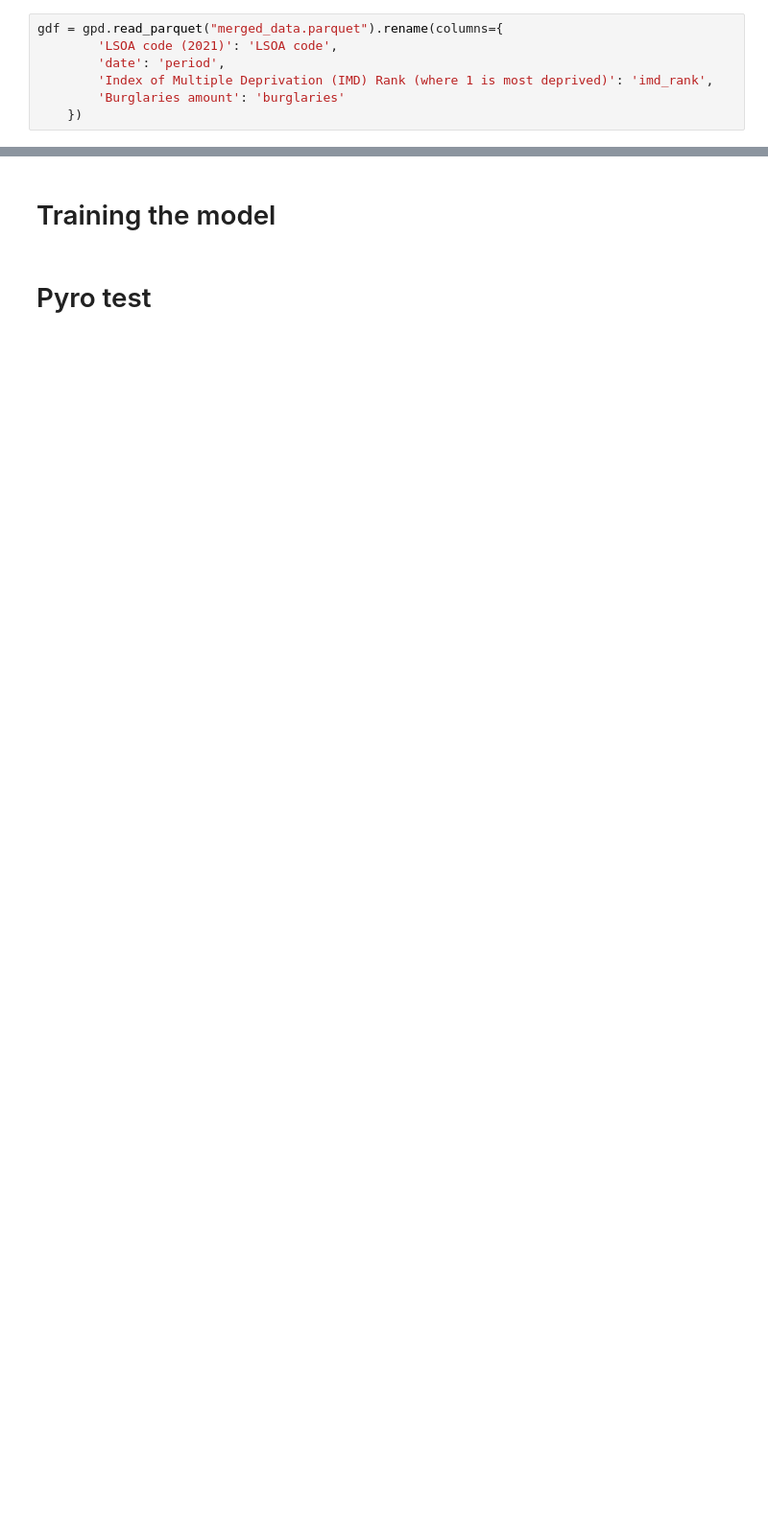
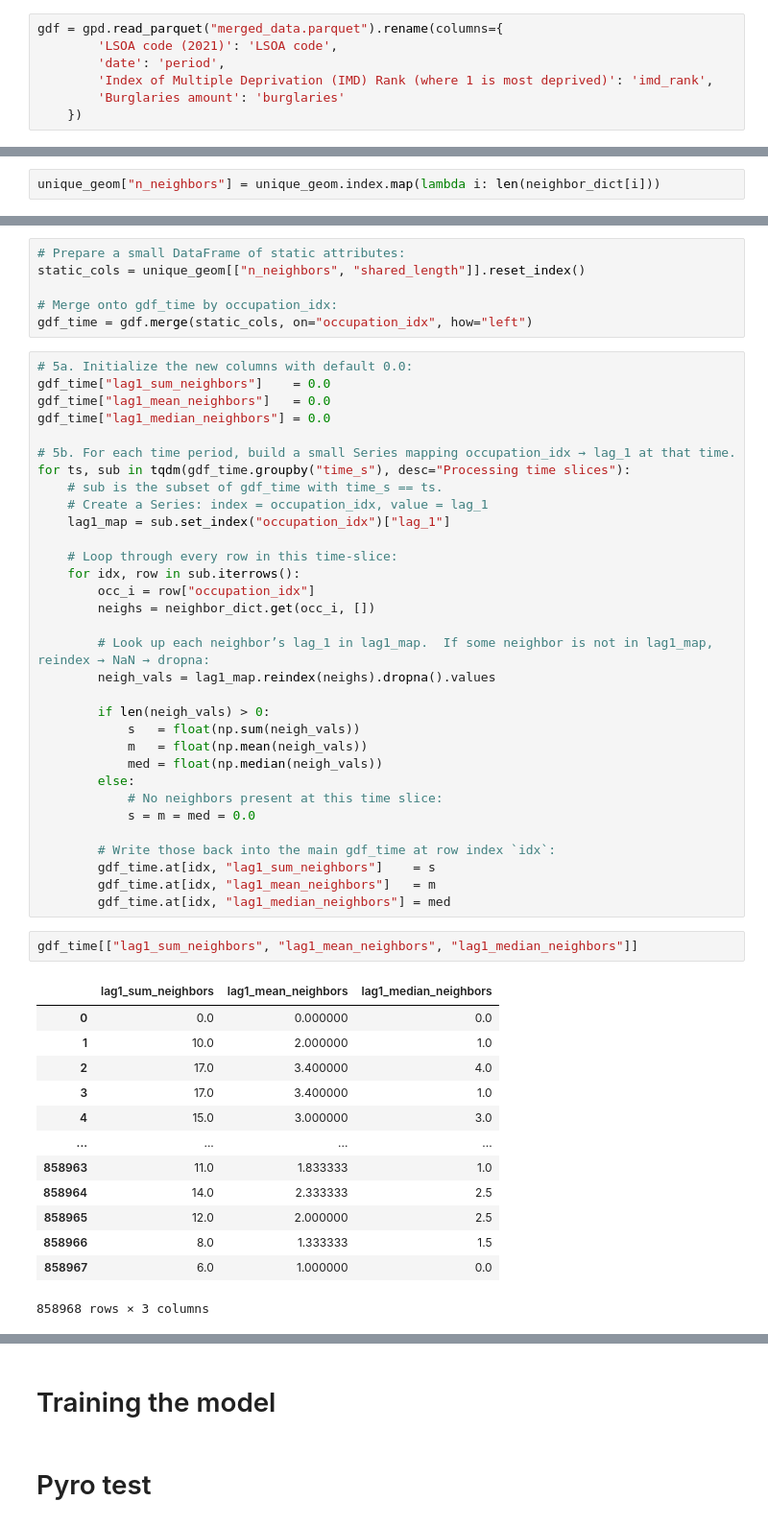
Before and after one commit to skyrimer/ARWCASP, a Jupyter notebook: test_model_no_spatial.ipynb, the cells around one changed output, grey strips where cells are left out. Shown at 96% size. Cells and saved outputs as stored; diff of their text form; blank space fills up the shorter version.

```diff
--- a/test_model_no_spatial.ipynb
+++ b/test_model_no_spatial.ipynb
@@ -169,0 +173,2 @@ W, D, idx_map = create_length_weighted_adjacency(gdf)
+# %%
+unique_geom["n_neighbors"] = unique_geom.index.map(lambda i: len(neighbor_dict[i]))
@@ -170 +186,55 @@ W, D, idx_map = create_length_weighted_adjacency(gdf)
+# %%
+# Prepare a small DataFrame of static attributes:
+static_cols = unique_geom[["n_neighbors", "shared_length"]].reset_index()
+
+# Merge onto gdf_time by occupation_idx:
+gdf_time = gdf.merge(static_cols, on="occupation_idx", how="left")
+# %%
+# 5a. Initialize the new columns with default 0.0:
+gdf_time["lag1_sum_neighbors"]    = 0.0
+gdf_time["lag1_mean_neighbors"]   = 0.0
+gdf_time["lag1_median_neighbors"] = 0.0
+
+# 5b. For each time period, build a small Series mapping occupation_idx → lag_1 at that time.
+for ts, sub in tqdm(gdf_time.groupby("time_s"), desc="Processing time slices"):
+    # sub is the subset of gdf_time with time_s == ts.
+    # Create a Series: index = occupation_idx, value = lag_1
+    lag1_map = sub.set_index("occupation_idx")["lag_1"]
+
+    # Loop through every row in this time‐slice:
+    for idx, row in sub.iterrows():
+        occ_i = row["occupation_idx"]
+        neighs = neighbor_dict.get(occ_i, [])
+
+        # Look up each neighbor’s lag_1 in lag1_map.  If some neighbor is not in lag1_map, reindex → NaN → dropna:
+        neigh_vals = lag1_map.reindex(neighs).dropna().values
+
+        if len(neigh_vals) > 0:
+            s   = float(np.sum(neigh_vals))
+            m   = float(np.mean(neigh_vals))
+            med = float(np.median(neigh_vals))
+        else:
+            # No neighbors present at this time slice:
+            s = m = med = 0.0
+
+        # Write those back into the main gdf_time at row index `idx`:
+        gdf_time.at[idx, "lag1_sum_neighbors"]    = s
+        gdf_time.at[idx, "lag1_mean_neighbors"]   = m
+        gdf_time.at[idx, "lag1_median_neighbors"] = med
+# %%
+gdf_time[["lag1_sum_neighbors", "lag1_mean_neighbors", "lag1_median_neighbors"]]
+# %% [output]
+|  | lag1_sum_neighbors | lag1_mean_neighbors | lag1_median_neighbors |
+| 0 | 0.0 | 0.000000 | 0.0 |
+| 1 | 10.0 | 2.000000 | 1.0 |
+| 2 | 17.0 | 3.400000 | 4.0 |
+| 3 | 17.0 | 3.400000 | 1.0 |
+| 4 | 15.0 | 3.000000 | 3.0 |
+| ... | ... | ... | ... |
+| 858963 | 11.0 | 1.833333 | 1.0 |
+| 858964 | 14.0 | 2.333333 | 2.5 |
+| 858965 | 12.0 | 2.000000 | 2.5 |
+| 858966 | 8.0 | 1.333333 | 1.5 |
+| 858967 | 6.0 | 1.000000 | 0.0 |
+858968 rows × 3 columns
 # %%
```
Also changed, not shown: parts of 24 cells of this notebook, 1 other file.
